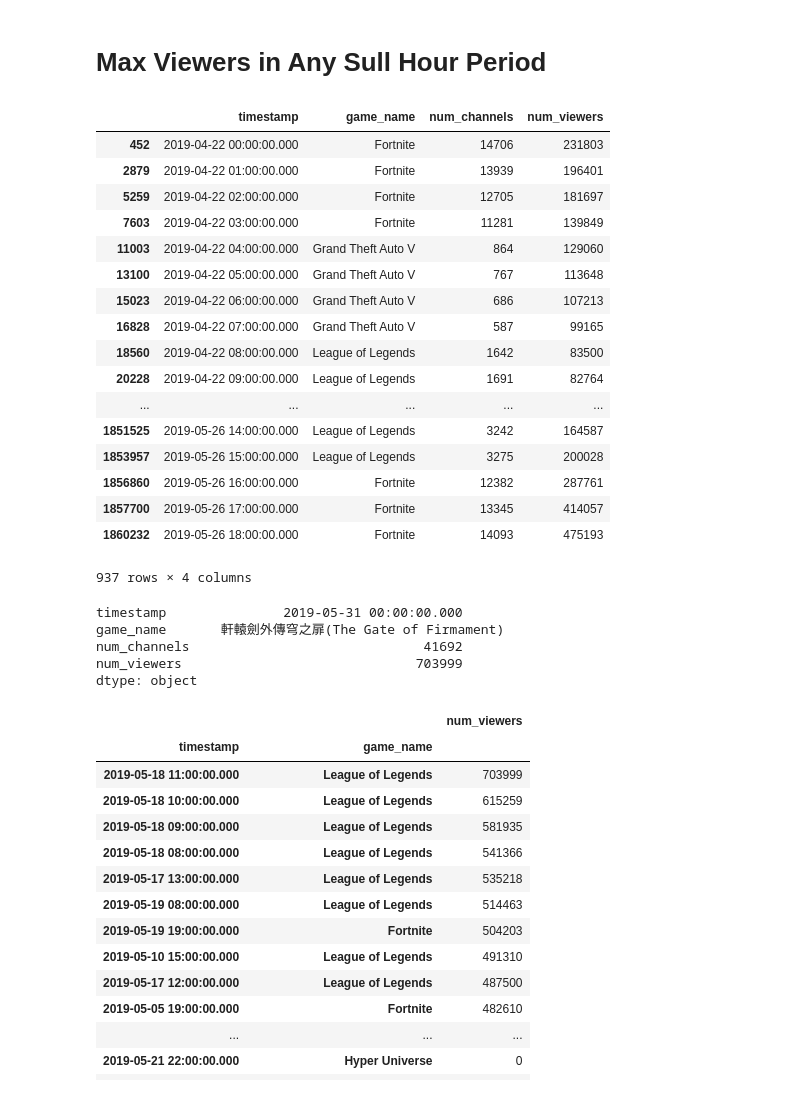
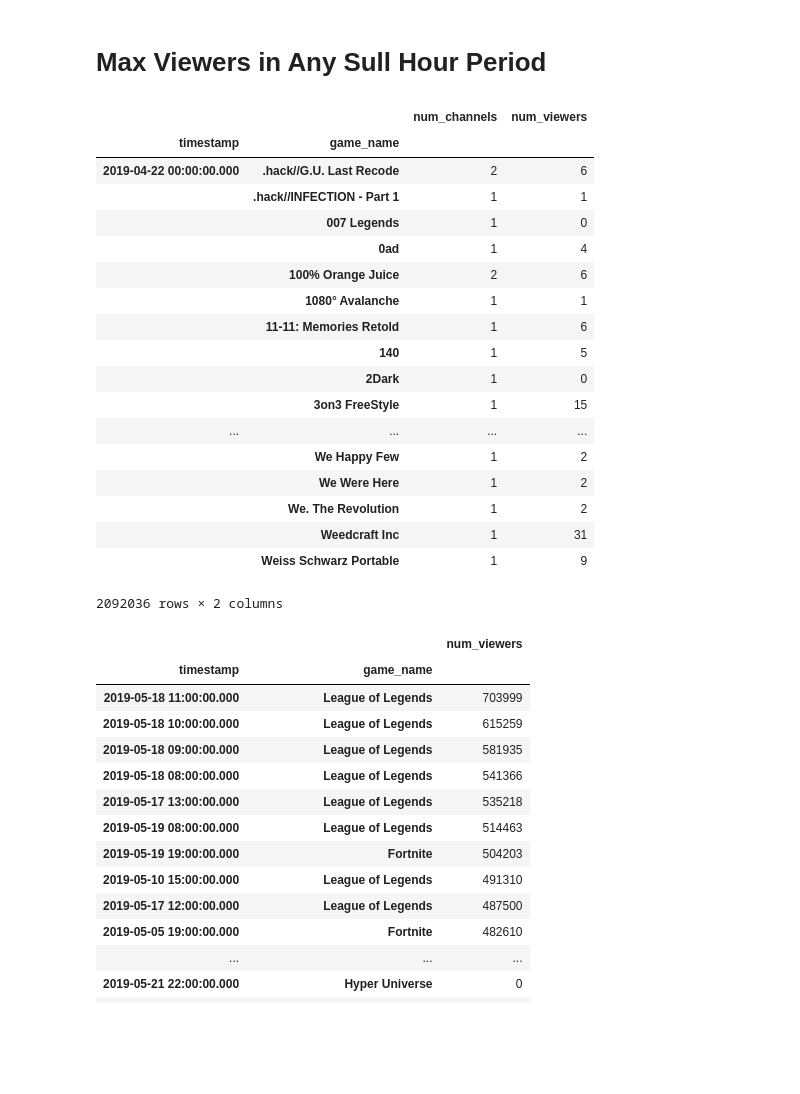
Before and after one commit to natashaborders-zz/Twitch_Streamers_Recommender, a Jupyter notebook: Jeremy_Notebooks/Game_Standing_Notebook.ipynb, the cells around one changed output. Saved outputs shown, nothing was run; the diff lists cells and outputs as text; code cells hidden in the pictures; blank space fills up the shorter version.

Commit message:
Calculated max viewers per hour for each game, still need to make metric for every hour

```diff
--- a/Jeremy_Notebooks/Game_Standing_Notebook.ipynb
+++ b/Jeremy_Notebooks/Game_Standing_Notebook.ipynb
@@ -102,34 +102,29 @@ df.sort_values(by=['num_viewers'],ascending = False)
 # %% [markdown]
 # Max Viewers in Any Sull Hour Period
 # %%
-df[df.groupby(['timestamp'])['num_viewers'].transform(max) == df['num_viewers']]
+df_max_per_hour=df[df.groupby(['timestamp'])['num_viewers'].transform(max) == df['num_viewers']]
-# %% [output]
-|  | timestamp | game_name | num_channels | num_viewers |
-| 452 | 2019-04-22 00:00:00.000 | Fortnite | 14706 | 231803 |
-| 2879 | 2019-04-22 01:00:00.000 | Fortnite | 13939 | 196401 |
-| 5259 | 2019-04-22 02:00:00.000 | Fortnite | 12705 | 181697 |
-| 7603 | 2019-04-22 03:00:00.000 | Fortnite | 11281 | 139849 |
-| 11003 | 2019-04-22 04:00:00.000 | Grand Theft Auto V | 864 | 129060 |
-| 13100 | 2019-04-22 05:00:00.000 | Grand Theft Auto V | 767 | 113648 |
-| 15023 | 2019-04-22 06:00:00.000 | Grand Theft Auto V | 686 | 107213 |
-| 16828 | 2019-04-22 07:00:00.000 | Grand Theft Auto V | 587 | 99165 |
-| 18560 | 2019-04-22 08:00:00.000 | League of Legends | 1642 | 83500 |
-| 20228 | 2019-04-22 09:00:00.000 | League of Legends | 1691 | 82764 |
-| ... | ... | ... | ... | ... |
-| 1851525 | 2019-05-26 14:00:00.000 | League of Legends | 3242 | 164587 |
-| 1853957 | 2019-05-26 15:00:00.000 | League of Legends | 3275 | 200028 |
-| 1856860 | 2019-05-26 16:00:00.000 | Fortnite | 12382 | 287761 |
-| 1857700 | 2019-05-26 17:00:00.000 | Fortnite | 13345 | 414057 |
-| 1860232 | 2019-05-26 18:00:00.000 | Fortnite | 14093 | 475193 |
-937 rows × 4 columns
 # %%
-df.max()
+df.groupby(by=['timestamp','game_name']).max()
 # %% [output]
+|  |  | num_channels | num_viewers |
+| timestamp | game_name |  |  |
+| 2019-04-22 00:00:00.000 | .hack//G.U. Last Recode | 2 | 6 |
+|  | .hack//INFECTION - Part 1 | 1 | 1 |
+|  | 007 Legends | 1 | 0 |
+|  | 0ad | 1 | 4 |
+|  | 100% Orange Juice | 2 | 6 |
+|  | 1080° Avalanche | 1 | 1 |
+|  | 11-11: Memories Retold | 1 | 6 |
+|  | 140 | 1 | 5 |
+|  | 2Dark | 1 | 0 |
+|  | 3on3 FreeStyle | 1 | 15 |
+| ... | ... | ... | ... |
+|  | We Happy Few | 1 | 2 |
+|  | We Were Here | 1 | 2 |
+|  | We. The Revolution | 1 | 2 |
+|  | Weedcraft Inc | 1 | 31 |
+|  | Weiss Schwarz Portable | 1 | 9 |
-timestamp               2019-05-31 00:00:00.000
-game_name       軒轅劍外傳穹之扉(The Gate of Firmament)
-num_channels                              41692
-num_viewers                              703999
-dtype: object
+2092036 rows × 2 columns
 # %%
 df.groupby(['timestamp', 'game_name']).agg({'num_viewers':'max'}).sort_values(by='num_viewers', ascending = False)
 # %% [output]
```
